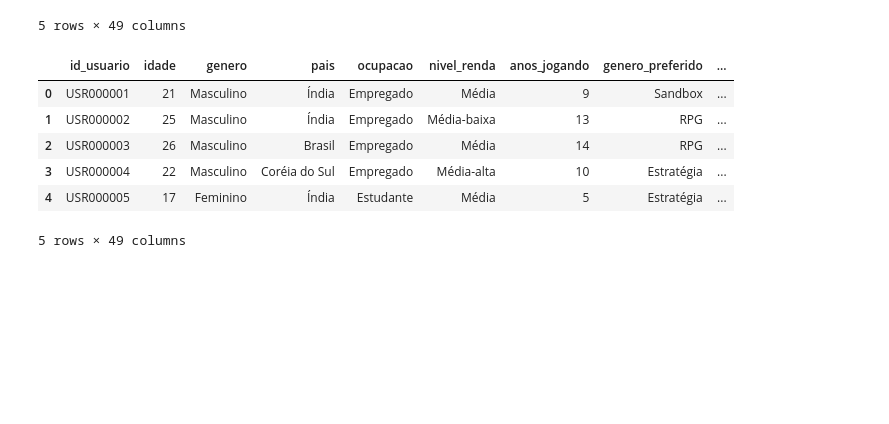
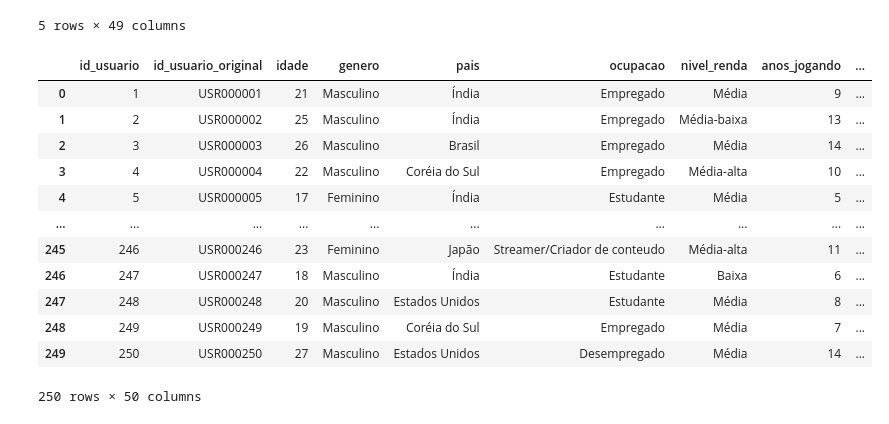
Before and after one commit to cidade-felipe/gaming-and-mental-health-analysis, a Jupyter notebook: notebooks/preprocessed.ipynb, the cells around one changed output. Cells and saved outputs as stored; diff of their text form; code cells hidden in the pictures; blank space fills up the shorter version.

```diff
--- a/notebooks/preprocessed.ipynb
+++ b/notebooks/preprocessed.ipynb
@@ -78,7 +78,7 @@ px.histogram(df,x='addiction_severity')
 # %%
 df['subscription_status'] = df['subscription_status'].fillna('No subscription')
 
-df['addiction_severity'] = df['addiction_severity'].fillna('Witout addiction')
+df['addiction_severity'] = df['addiction_severity'].fillna('Without addiction')
 
 df['depression_indicator'] = pd.to_numeric(
    df['depression_indicator'].replace('', pd.NA),
@@ -167,8 +167,8 @@ traducoes_valores = {
     'genero': {
         'Male': 'Masculino',
         'Female': 'Feminino',
-        'Non-binary': 'Nao binario',
-        'Prefer not to say': 'Prefiro nao informar'
+        'Non-binary': 'Não binario',
+        'Prefer not to say': 'Prefiro não informar'
     },
     'pais': {
         'Australia': 'Austrália',
@@ -235,11 +235,11 @@ traducoes_valores = {
         'Platinum': 'Platina',
         'Diamond': 'Diamante',
         'Master': 'Mestre',
-        'Grandmaster': 'Grao-mestre',
+        'Grandmaster': 'Grão-mestre',
         'Unranked': 'Sem ranking'
     },
     'status_assinatura': {
-        'None': 'Sem assinatura',
+        'No subscription': 'Sem assinatura',
         'Basic': 'Básica',
         'Premium': 'Premium',
         'Ultimate': 'Ultimate'
@@ -248,7 +248,7 @@ traducoes_valores = {
         'Divorced': 'Divorciado',
         'In a relationship': 'Em um relacionamento',
         'Married': 'Casado',
-        'Prefer not to say': 'Prefiro nao informar',
+        'Prefer not to say': 'Prefiro não informar',
         'Single': 'Solteiro'
     },
     'cluster_comportamental': {
@@ -258,16 +258,16 @@ traducoes_valores = {
         'Escape Seeker': 'Busca escape',
         'Social Gamer': 'Jogador social',
         'Streamer/Creator': 'Streamer/Criador',
-        'Toxic Competitor': 'Competidor toxico'
+        'Toxic Competitor': 'Competidor tóxico'
     },
     'severidade_dependencia': {
-        'None': 'Sem severidade',
+        'Without addiction': 'Sem dependência',
         'Mild': 'Leve',
         'Moderate': 'Moderada',
         'Severe': 'Severa'
     },
     'severidade_dependencia_dashboard': {
-        'None': 'Sem severidade',
+        'Without addiction': 'Sem dependência',
         'Mild': 'Leve',
         'Moderate': 'Moderada',
         'Severe': 'Severa'
@@ -304,16 +304,25 @@ for col in float_cols:
    df_powerbi[col] = df_powerbi[col].map(
       lambda x: str(x).replace('.', ',') if pd.notna(x) else ''
    )
-# %%
-df_powerbi.head()
-# %% [output]
-|  | id_usuario | idade | genero | pais | ocupacao | nivel_renda | anos_jogando | genero_preferido | ... |
-| 0 | USR000001 | 21 | Masculino | Índia | Empregado | Média | 9 | Sandbox | ... |
-| 1 | USR000002 | 25 | Masculino | Índia | Empregado | Média-baixa | 13 | RPG | ... |
-| 2 | USR000003 | 26 | Masculino | Brasil | Empregado | Média | 14 | RPG | ... |
-| 3 | USR000004 | 22 | Masculino | Coréia do Sul | Empregado | Média-alta | 10 | Estratégia | ... |
-| 4 | USR000005 | 17 | Feminino | Índia | Estudante | Média | 5 | Estratégia | ... |
-5 rows × 49 columns
+# %%
+df_powerbi = df_powerbi.rename(columns={'id_usuario': 'id_usuario_original'})
+df_powerbi.insert(0, 'id_usuario', range(1, len(df_powerbi) + 1))
+# %%
+df_powerbi
+# %% [output]
+|  | id_usuario | id_usuario_original | idade | genero | pais | ocupacao | nivel_renda | anos_jogando | ... |
+| 0 | 1 | USR000001 | 21 | Masculino | Índia | Empregado | Média | 9 | ... |
+| 1 | 2 | USR000002 | 25 | Masculino | Índia | Empregado | Média-baixa | 13 | ... |
+| 2 | 3 | USR000003 | 26 | Masculino | Brasil | Empregado | Média | 14 | ... |
+| 3 | 4 | USR000004 | 22 | Masculino | Coréia do Sul | Empregado | Média-alta | 10 | ... |
+| 4 | 5 | USR000005 | 17 | Feminino | Índia | Estudante | Média | 5 | ... |
+| ... | ... | ... | ... | ... | ... | ... | ... | ... | ... |
+| 245 | 246 | USR000246 | 23 | Feminino | Japão | Streamer/Criador de conteudo | Média-alta | 11 | ... |
+| 246 | 247 | USR000247 | 18 | Masculino | Índia | Estudante | Baixa | 6 | ... |
+| 247 | 248 | USR000248 | 20 | Masculino | Estados Unidos | Estudante | Média | 8 | ... |
+| 248 | 249 | USR000249 | 19 | Masculino | Coréia do Sul | Empregado | Média | 7 | ... |
+| 249 | 250 | USR000250 | 27 | Masculino | Estados Unidos | Desempregado | Média | 14 | ... |
+250 rows × 50 columns
 # %%
 df_powerbi.to_csv('../data/processed/gaming_addiction_preprocessed.csv', index=False)
 # %%
```
Also changed, not shown: 6 other files.
